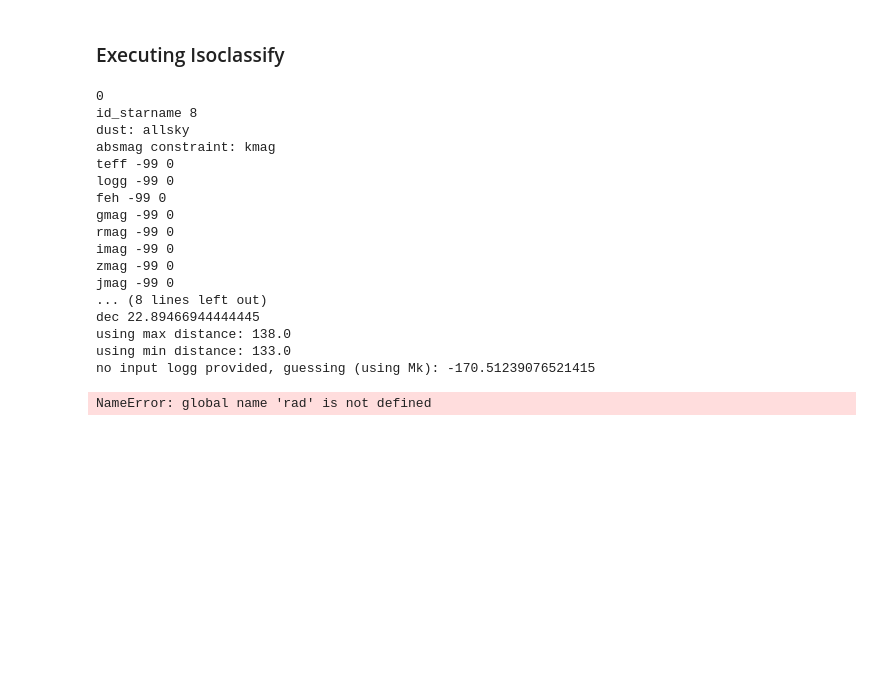
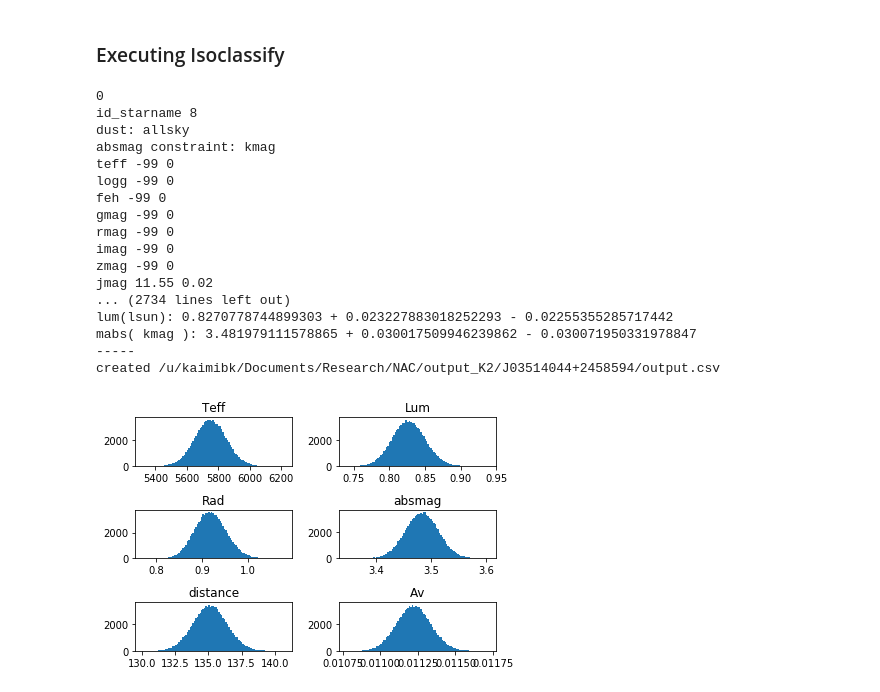
Before and after one commit to kaimibk/NAC, a Jupyter notebook: Final_notebooks/Data_Preparation.ipynb, the cells around one changed output. Cells and saved outputs as stored; diff of their text form; code cells hidden in the pictures; blank space fills up the shorter version.

```diff
--- a/Final_notebooks/Data_Preparation.ipynb
+++ b/Final_notebooks/Data_Preparation.ipynb
@@ -318,14 +318,20 @@ df["parallax"] = df["parallax"] * 10 ** (-3)
 df["parallax_error"] = df["parallax_error"] * 10 ** (-3)
 df["Index"] = df.index
 df_iso = df[["Index", "RA", "Dec",
-            "parallax",
-            "parallax_error",
+            "parallax", "parallax_error",
+            "j_m", "j_msigcom",
+            "h_m", "h_msigcom",
+            "k_m", "k_msigcom",
             "k2_bmag", "k2_e_bmag",
-             "k2_vmag", "k2_e_vmag",
+            "k2_vmag", "k2_e_vmag",
             "band", "Name"
              ]][~df.k2_bmag.isnull() & ~df.k2_vmag.isnull()]
+
 df_iso.columns = ["id_starname", "ra","dec",
                   "parallax","parallax_err",
+                  "jmag","jmag_err",
+                  "hmag", "hmag_err",
+                  "kmag","kmag_err",
                   "bmag","bmag_err",
                   "vmag","vmag_err",
                   "band","comments"]
@@ -341,50 +347,50 @@ sys.path.append("/u/kaimibk/Documents/scripts/isoclassify/")
 from isoclassify import *
 # %%
 k = 0
-for idx, row in df.iterrows():
+for idx, row in df_iso.iterrows():
     if k%10 ==0: print(k)
 
-    out_dir = main_dir+"output_K2/{}/".format(row.Name)
+    out_dir = main_dir+"output_K2/{}/".format(row.comments)
 
     if isdir(out_dir) == False:
         os.makedirs(out_dir)
 
     if isfile(out_dir+"output.csv"):
         df2 = pd.read_csv(out_dir+"output.csv")
 
     else:
         kwargs={'method': 'direct',
                 'id_starname': idx,
                 'csv': main_dir+"Pleiades_iso.csv",
                 'outdir': out_dir, 'dust': 'allsky'}
         run(**kwargs);
 
         df2 = pd.read_csv(out_dir+"output.csv")
 
     ## retrieve radius
-    df.at[idx, "iso_rad"] = float(df2.loc[df2['id_starname'] == 'dir_rad'][str(k)].values)
-    df.at[idx, "iso_rad_Err"] = float(df2.loc[df2['id_starname'] == 'dir_rad_err1'][str(k)].values)
+    df.at[idx, "iso_rad_K2"] = float(df2.loc[df2['id_starname'] == 'dir_rad'][str(idx)].values)
+    df.at[idx, "iso_rad_err_K2"] = float(df2.loc[df2['id_starname'] == 'dir_rad_err1'][str(idx)].values)
     ## retrieve teff
-    df.at[idx, "iso_teff"] = float(df2.loc[df2['id_starname'] == 'dir_teff'][str(k)].values)
-    df.at[idx, "iso_teff_Err"] = float(df2.loc[df2['id_starname'] == 'dir_teff_err1'][str(k)].values)
+    df.at[idx, "iso_teff_K2"] = float(df2.loc[df2['id_starname'] == 'dir_teff'][str(idx)].values)
+    df.at[idx, "iso_teff_err_K2"] = float(df2.loc[df2['id_starname'] == 'dir_teff_err1'][str(idx)].values)
 
     k += 1
 # %% [output]
 0
 id_starname 8
 dust: allsky
 absmag constraint: kmag
 teff -99 0
 logg -99 0
 feh -99 0
 gmag -99 0
 rmag -99 0
 imag -99 0
 zmag -99 0
-jmag -99 0
-... (8 lines left out)
-dec 22.89466944444445
-using max distance: 138.0
-using min distance: 133.0
-no input logg provided, guessing (using Mk): -170.51239076521415
+jmag 11.55 0.02
+... (2734 lines left out)
+lum(lsun): 0.8270778744899303 + 0.023227883018252293 - 0.02255355285717442
+mabs( kmag ): 3.481979111578865 + 0.030017509946239862 - 0.030071950331978847
+-----
+created /u/kaimibk/Documents/Research/NAC/output_K2/J03514044+2458594/output.csv
-NameError: global name 'rad' is not defined
+[figure, added]
```
